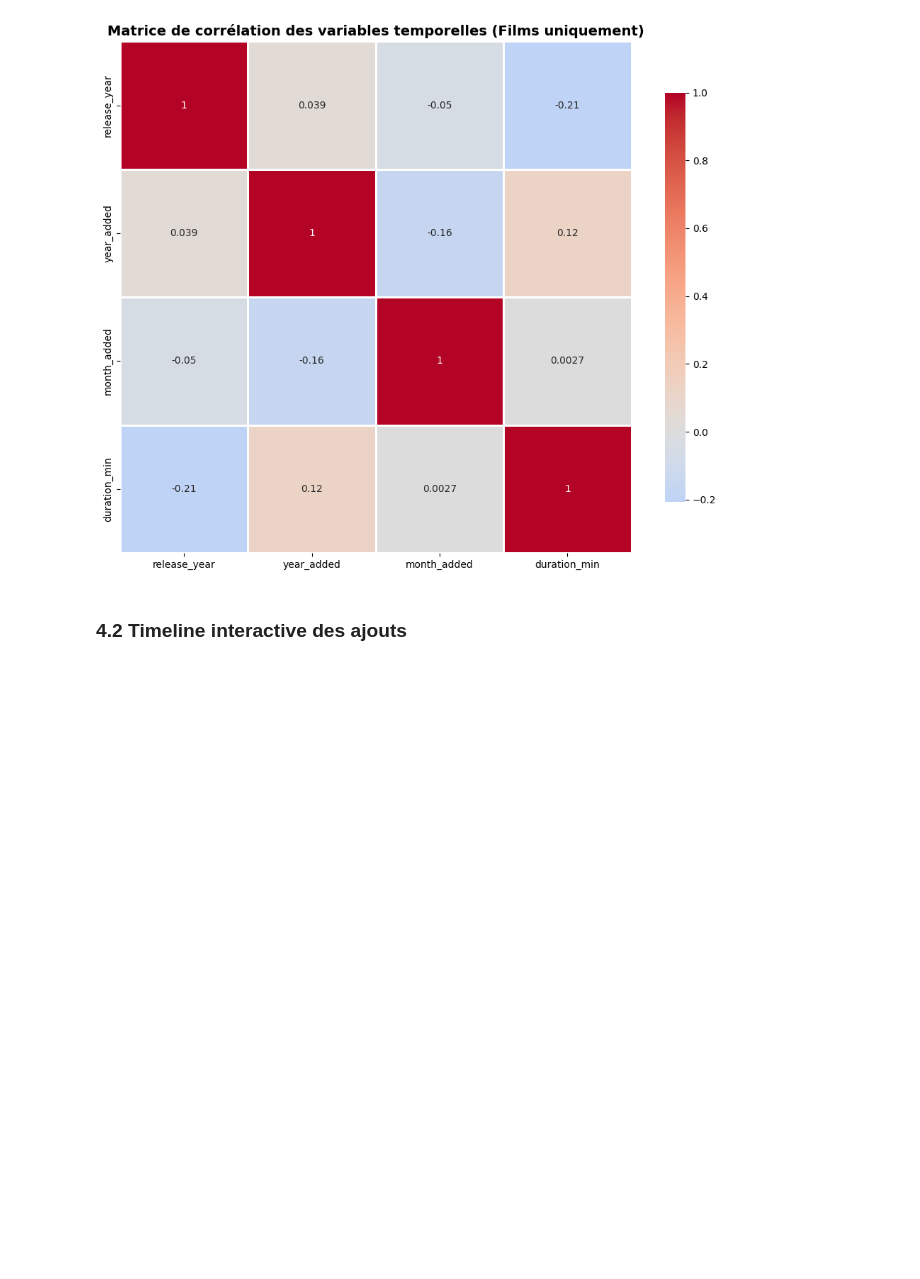
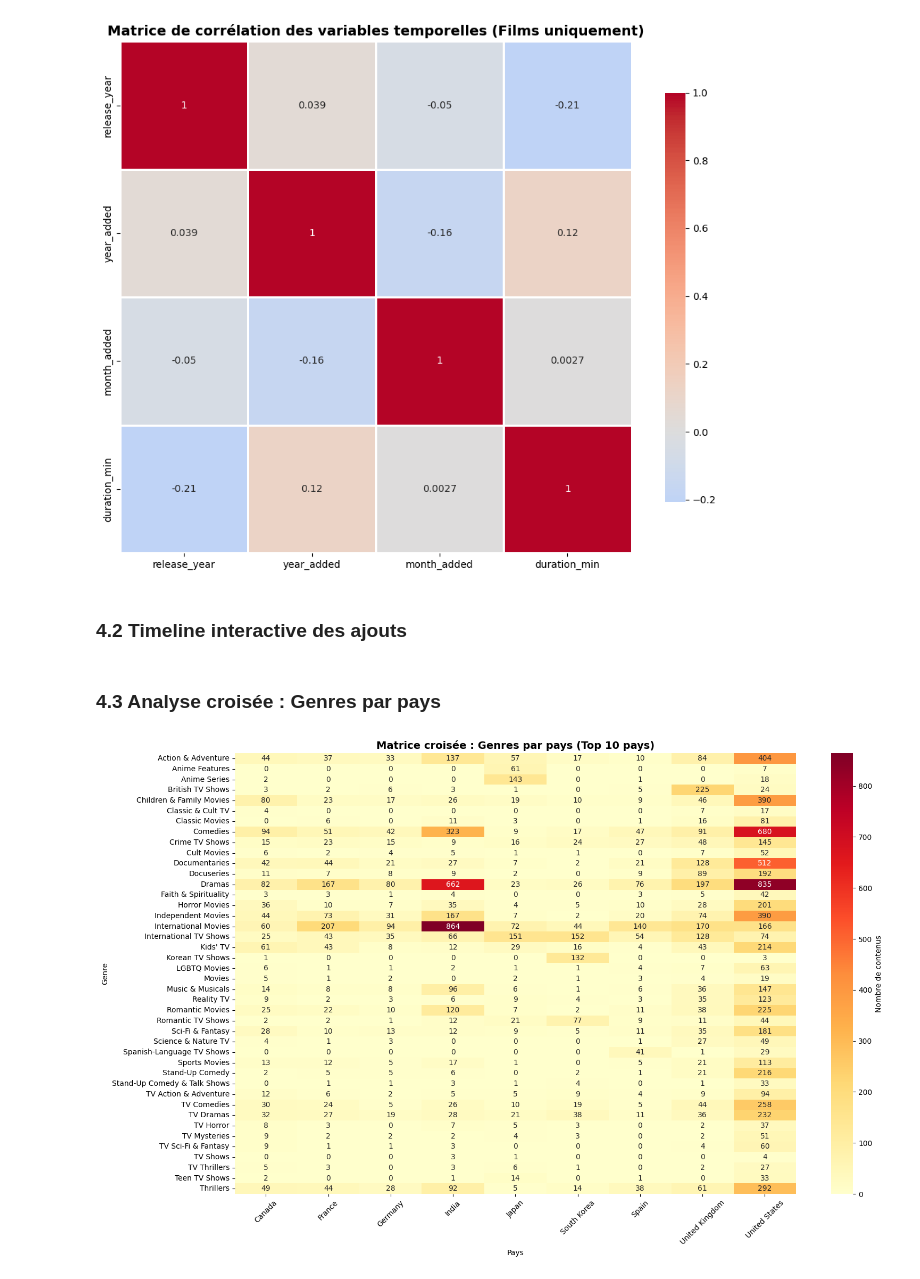
Before and after one commit to LaPoulePunto/netflix-eda-analyse, a Jupyter notebook: main.ipynb, the cells around one changed output. Cells and saved outputs as stored; diff of their text form; code cells hidden in the pictures; blank space fills up the shorter version.

Commit message:
Analyse des ajouts par date

```diff
--- a/main.ipynb
+++ b/main.ipynb
@@ -601,3 +591,35 @@ fig = px.scatter(timeline_data,
                  labels={'year_added': 'Année', 'count': 'Nombre d\'ajouts'})
 fig.update_layout(legend=dict(title='Type de contenu'))
 fig.show()
+# %% [markdown]
+### 4.3 Analyse croisée : Genres par pays
+# %%
+top_10_countries = top_countries.head(10)
+top_10_countries = top_10_countries[top_10_countries['Pays'] != 'Unknown']['Pays'].tolist()
+
+df_filtered = df[df['listed_in'].notna()].copy()
+
+genre_country_list = []
+for _, row in df_filtered.iterrows():
+    countries = [c.strip() for c in str(row['country']).split(',')]
+    genres = [g.strip() for g in str(row['listed_in']).split(',')]
+    for country in countries:
+        if country in top_10_countries:
+            for genre in genres:
+                genre_country_list.append({'Pays': country, 'Genre': genre})
+
+genre_country_df = pd.DataFrame(genre_country_list)
+genre_country_cross = pd.crosstab(genre_country_df['Pays'], genre_country_df['Genre'])
+
+plt.figure(figsize=(16, 10))
+sns.heatmap(genre_country_cross.T, annot=True, fmt='d', cmap='YlOrRd',
+            cbar_kws={'label': 'Nombre de contenus'})
+plt.title('Matrice croisée : Genres par pays (Top 10 pays)',
+          fontsize=14, fontweight='bold')
+plt.xlabel('Pays')
+plt.ylabel('Genre')
+plt.xticks(rotation=45)
+plt.tight_layout()
+plt.show()
+# %% [output]
+[figure, added]
```
Also changed, not shown: parts of 2 cells of this notebook.
